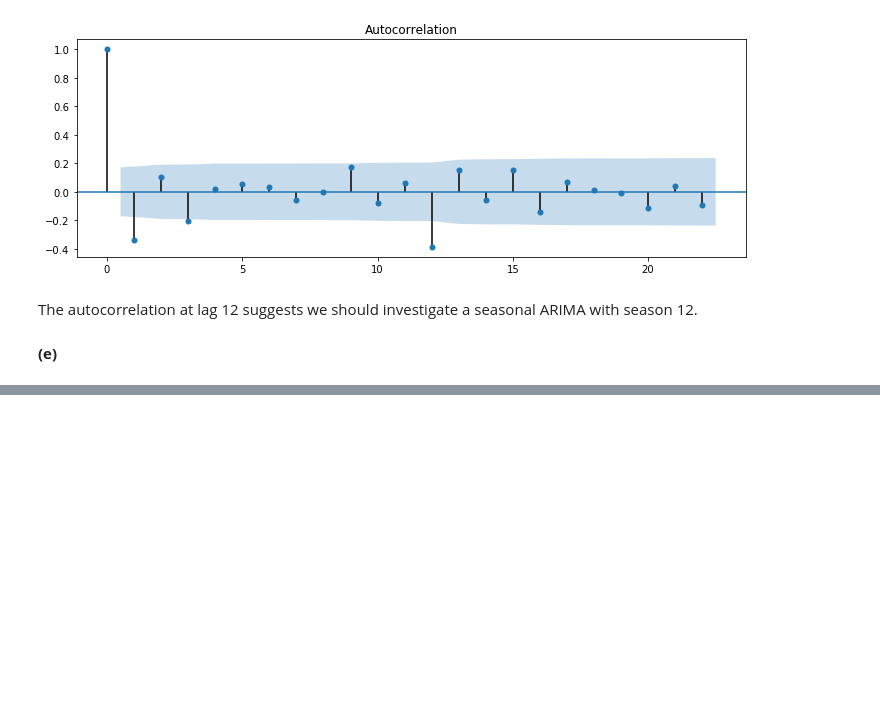
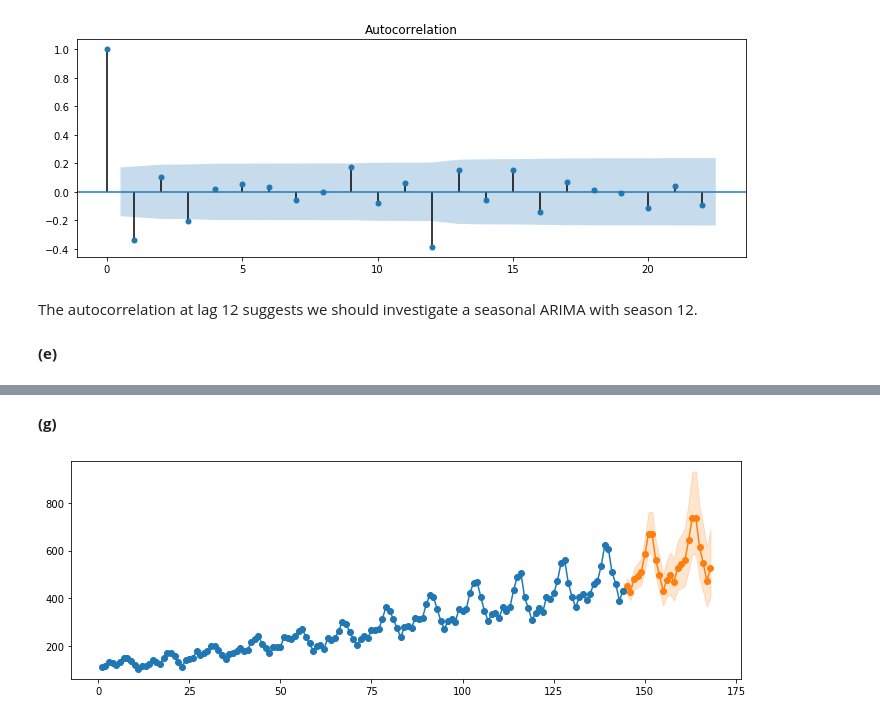
Before and after one commit to telmo-correa/time-series-analysis, a Jupyter notebook: Python/Chapter 10 (Ex 01 - 10) - Seasonal Models.ipynb, the cells around one changed output, grey strips where cells are left out. Drawn from its saved outputs; the diff is of its cells as text; code cells hidden in the pictures; blank space fills up the shorter version.

```diff
--- a/Python/Chapter 10 (Ex 01 - 10) - Seasonal Models.ipynb
+++ b/Python/Chapter 10 (Ex 01 - 10) - Seasonal Models.ipynb
@@ -513,0 +504,19 @@ Warnings:
+# %% [markdown]
+**(g)**
+# %%
+res = model.get_forecast(steps=24).summary_frame(alpha = 0.05)
+Y_pred = res['mean']
+Y_lower, Y_upper = res['mean_ci_lower'], res['mean_ci_upper']
+
+# Prepend last element so line is continuous
+plot_data = np.r_[np.log(Y[-1]), Y_pred]
+
+n = len(Y)
+m = len(Y_pred)
+plt.figure(figsize=(12, 4))
+plt.plot(np.arange(n, n+m+1), np.exp(plot_data), marker='o', color='C1')
+plt.plot(np.arange(1, n+1), Y, marker='o', color='C0')
+plt.fill_between(np.arange(n+1, n+m+1), np.exp(Y_lower), np.exp(Y_upper), alpha=0.2, color='C1')
+plt.show()
+# %% [output]
+[figure, added]
```
Also changed, not shown: parts of 21 cells of this notebook, 4 other files.
